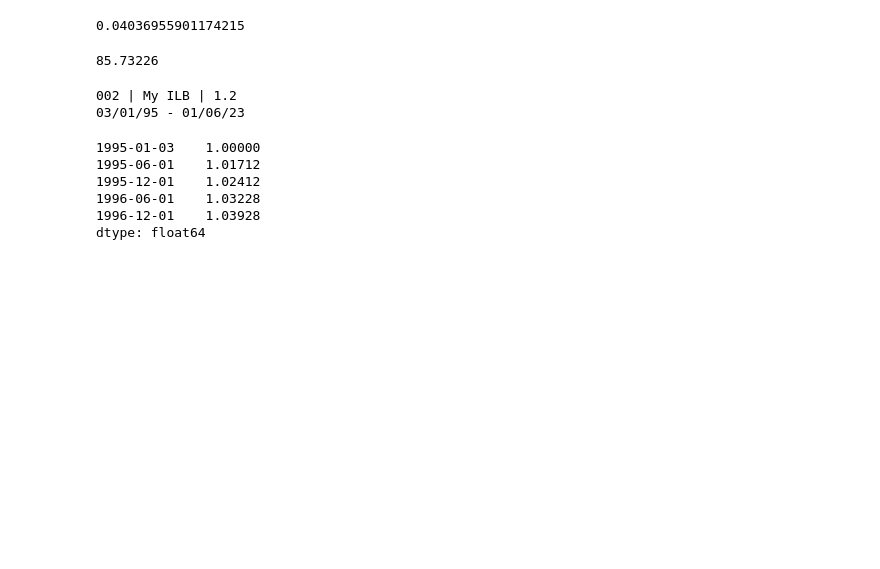
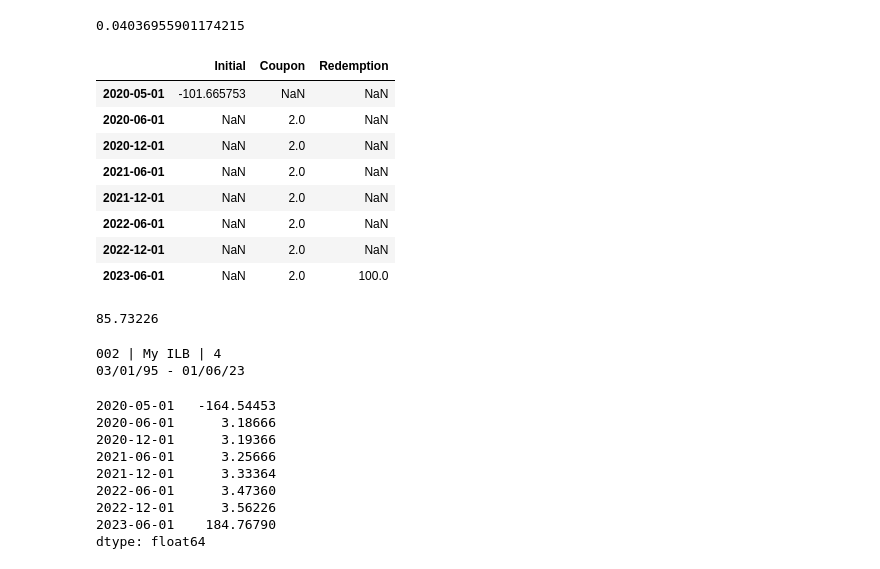
Before and after one commit to marcussteinbacher/fm_se, a Jupyter notebook: test.ipynb, the cells around one changed output. Cells and saved outputs as stored; diff of their text form; code cells hidden in the pictures; blank space fills up the shorter version.

Commit message:
bugfix: IR scaled cashflows for ILBs

```diff
--- a/test.ipynb
+++ b/test.ipynb
@@ -523,6 +523,18 @@ dtype: float64
 print(bond.ytm(eval_date,100))
 # %% [output]
 0.04036955901174215
+# %%
+bond._df_cfs
+# %% [output]
+|  | Initial | Coupon | Redemption |
+| 2020-05-01 | -101.665753 | NaN | NaN |
+| 2020-06-01 | NaN | 2.0 | NaN |
+| 2020-12-01 | NaN | 2.0 | NaN |
+| 2021-06-01 | NaN | 2.0 | NaN |
+| 2021-12-01 | NaN | 2.0 | NaN |
+| 2022-06-01 | NaN | 2.0 | NaN |
+| 2022-12-01 | NaN | 2.0 | NaN |
+| 2023-06-01 | NaN | 2.0 | 100.0 |
 # %%
 import pandas as pd
 from cpi import RefCPI
@@ -539,19 +551,22 @@ from bond import ILB
 
 issue_date= pd.Timestamp("1995-01-03")
 redem_date = pd.Timestamp("2023-06-01")
-coupon = 1.2
+coupon = 4
 
 ilb = ILB(issue_date,redem_date,coupon,coupon_freq=["AS-JUN","AS-DEC"],id = "002", name="My ILB", cpi_base = 85.73226)
 print(ilb)
 # %% [output]
-002 | My ILB | 1.2
+002 | My ILB | 4
 03/01/95 - 01/06/23
 # %%
-print(ilb.index_ratios.head())
+ilb.cashflows(eval_date,100,dirty=True)
 # %% [output]
-1995-01-03    1.00000
-1995-06-01    1.01712
-1995-12-01    1.02412
-1996-06-01    1.03228
-1996-12-01    1.03928
+2020-05-01   -164.54453
+2020-06-01      3.18666
+2020-12-01      3.19366
+2021-06-01      3.25666
+2021-12-01      3.33364
+2022-06-01      3.47360
+2022-12-01      3.56226
+2023-06-01    184.76790
 dtype: float64
```
Also changed, not shown: parts of 2 cells of this notebook, 2 other files.
